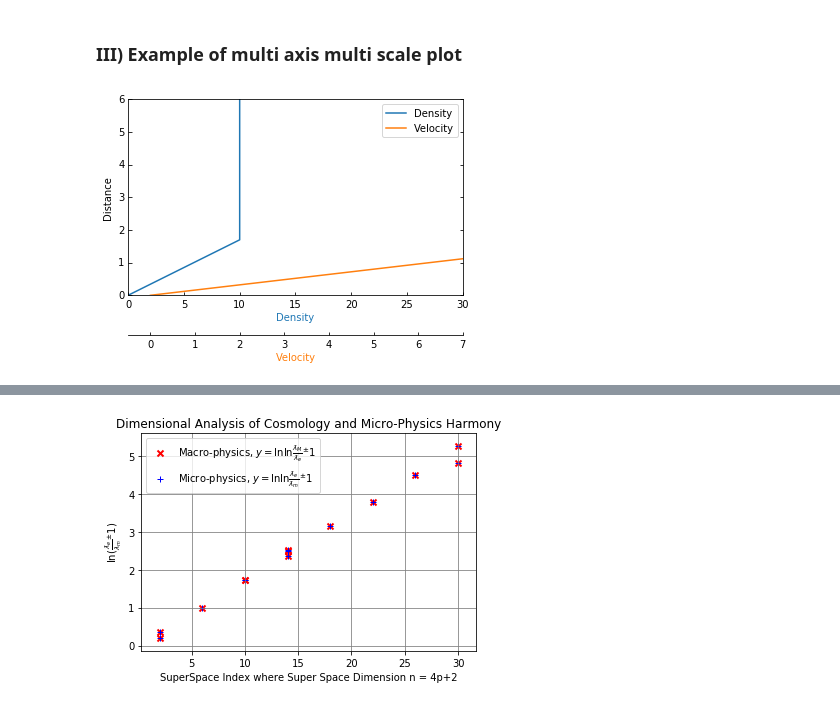
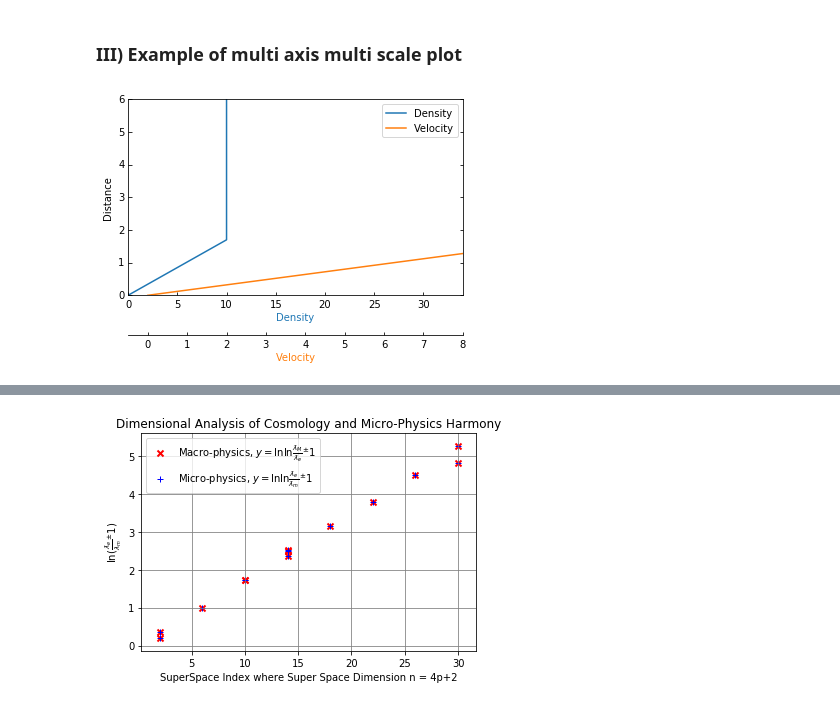
Before and after one commit to LaGuer/Jupyter-Notebook-Practice-Physical-Constants-Ratios, a Jupyter notebook: at.ipynb, the cells around one changed output, grey strips where cells are left out. Saved outputs shown, nothing was run; the diff lists cells and outputs as text; code cells hidden in the pictures.

```diff
--- a/at.ipynb
+++ b/at.ipynb
@@ -199,35 +288,35 @@ import matplotlib.pyplot as plt
 
 host = host_subplot(111, axes_class=AA.Axes)
 plt.subplots_adjust(bottom=0.2)
 
 par2 = host.twiny()
 
 offset = -40
 new_fixed_axis = par2.get_grid_helper().new_fixed_axis
 par2.axis["bottom"] = new_fixed_axis(loc="bottom",
                                      axes=par2,
                                      offset=(0, offset))
 
 par2.axis["top"].toggle(all=False)
 
-host.set_xlim(0, 30)
+host.set_xlim(0, 34)
 host.set_ylim(0, 6)
 
 host.set_ylabel("Distance")
 host.set_xlabel("Density")
 par2.set_xlabel("Velocity")
 
 p1, = host.plot([0, 10, 14], [0, 1.7, 82096], label="Density")
 p3, = par2.plot([0, 10, 14], [0, 1.6, 83096], label="Velocity")
 
-par2.set_xlim(-0.5, 7)
+par2.set_xlim(-0.5, 8)
 #par2.set_ylim(0, 10e99)
 
 host.legend()
 
 host.axis["bottom"].label.set_color(p1.get_color())
 par2.axis["bottom"].label.set_color(p3.get_color())
 # %% [output]
-[figure, old version]
+[figure, new version]
 # %%
 %matplotlib notebook
```
Also changed, not shown: parts of 15 cells of this notebook.
